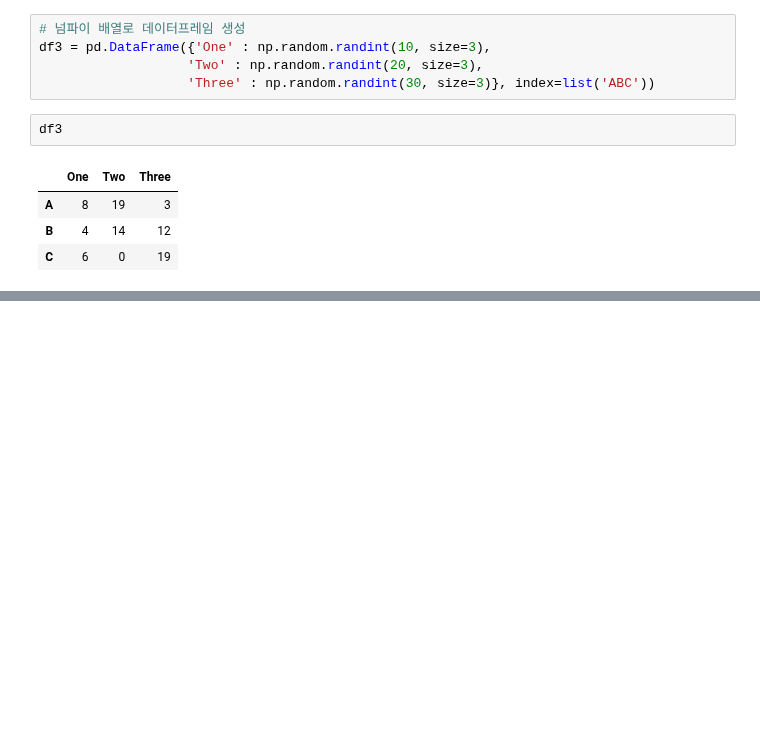
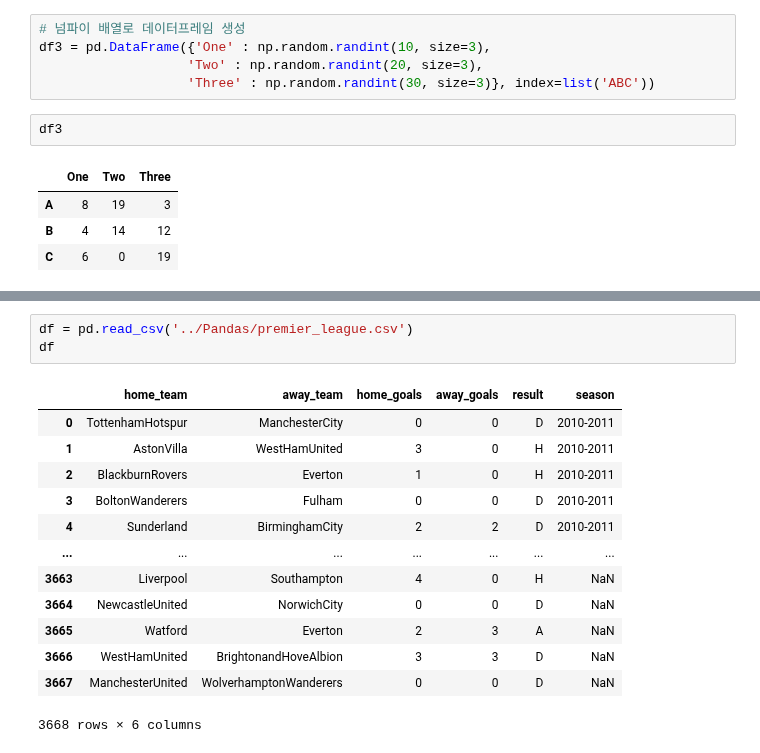
Before and after one commit to galaxy1014/ML_module_summary, a Jupyter notebook: Pandas/Chapter0_Summary/Chapter0.ipynb, the cells around one changed output, grey strips where cells are left out. Saved outputs shown, nothing was run; the diff lists cells and outputs as text; blank space fills up the shorter version.

```diff
--- a/Pandas/Chapter0_Summary/Chapter0.ipynb
+++ b/Pandas/Chapter0_Summary/Chapter0.ipynb
@@ -72,0 +103,17 @@ df3
+# %%
+df = pd.read_csv('../Pandas/premier_league.csv')
+df
+# %% [output]
+|  | home_team | away_team | home_goals | away_goals | result | season |
+| 0 | TottenhamHotspur | ManchesterCity | 0 | 0 | D | 2010-2011 |
+| 1 | AstonVilla | WestHamUnited | 3 | 0 | H | 2010-2011 |
+| 2 | BlackburnRovers | Everton | 1 | 0 | H | 2010-2011 |
+| 3 | BoltonWanderers | Fulham | 0 | 0 | D | 2010-2011 |
+| 4 | Sunderland | BirminghamCity | 2 | 2 | D | 2010-2011 |
+| ... | ... | ... | ... | ... | ... | ... |
+| 3663 | Liverpool | Southampton | 4 | 0 | H | NaN |
+| 3664 | NewcastleUnited | NorwichCity | 0 | 0 | D | NaN |
+| 3665 | Watford | Everton | 2 | 3 | A | NaN |
+| 3666 | WestHamUnited | BrightonandHoveAlbion | 3 | 3 | D | NaN |
+| 3667 | ManchesterUnited | WolverhamptonWanderers | 0 | 0 | D | NaN |
+3668 rows × 6 columns
```
Also changed, not shown: parts of 23 cells of this notebook.
